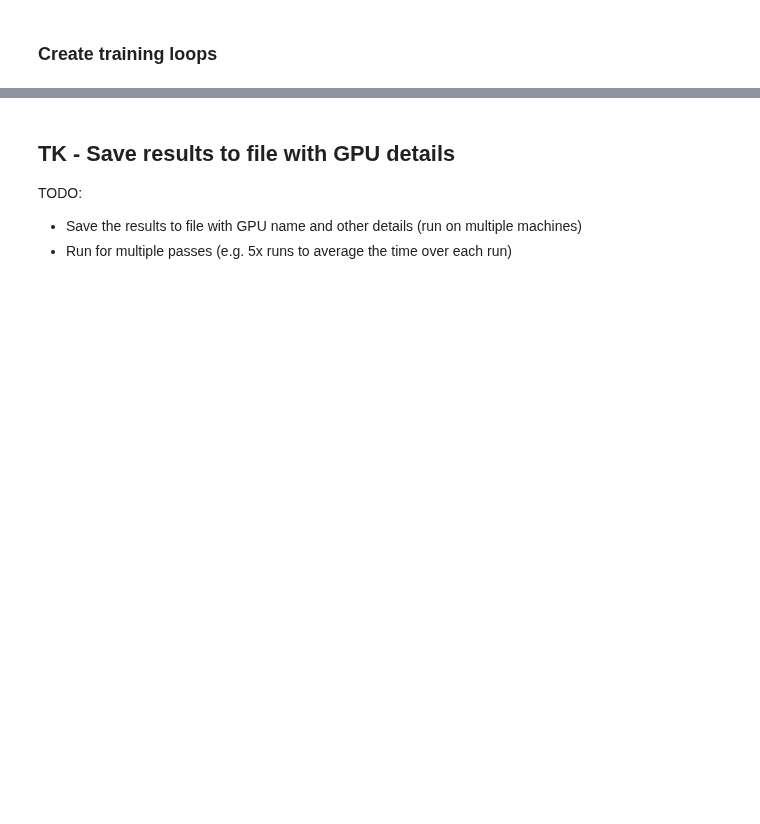
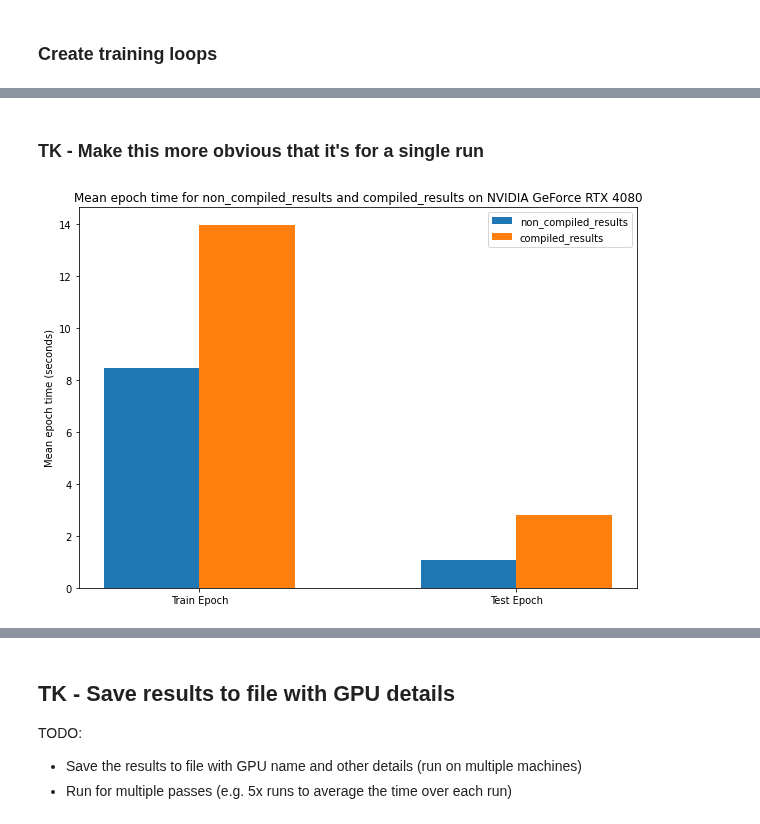
Before and after one commit to mrdbourke/pytorch-deep-learning, a Jupyter notebook: extras/pytorch_2_intro.ipynb, the cells around one changed output, grey strips where cells are left out. Saved outputs shown, nothing was run; the diff lists cells and outputs as text; code cells hidden in the pictures; blank space fills up the shorter version.

```diff
--- a/extras/pytorch_2_intro.ipynb
+++ b/extras/pytorch_2_intro.ipynb
@@ -115,5 +155,5 @@ print(transforms)
 # %%
-transforms.crop_size = 224
-transforms.resize_size = 224 # Resize to 32x32, CIFAR10 is 32x32
+transforms.crop_size = 32
+transforms.resize_size = 32 # Resize to 32x32, CIFAR10 is 32x32
 # %%
 transforms
@@ -467,2 +566,33 @@ mean_train_epoch_time, mean_compile_train_epoch_time
+# %% [markdown]
+### TK - Make this more obvious that it's for a single run
+# %%
+mean_train_epoch_time = results_df.train_epoch_time.mean()
+mean_test_epoch_time = results_df.test_epoch_time.mean()
+mean_results = [mean_train_epoch_time, mean_test_epoch_time]
+
+mean_compile_train_epoch_time = compile_results_df.train_epoch_time.mean()
+mean_compile_test_epoch_time = compile_results_df.test_epoch_time.mean()
+mean_compile_results = [mean_compile_train_epoch_time, mean_compile_test_epoch_time]
+
+# Create a bar plot of the mean train and test epoch time for both results and compiled_results
+# Make both bars appear on the same plot
+import matplotlib.pyplot as plt
+import numpy as np
+
+plt.figure(figsize=(10, 7))
+width = 0.3
+x_indicies = np.arange(len(mean_results))
+
+plt.bar(x=x_indicies, height=mean_results, width=width, label="non_compiled_results")
+plt.bar(x=x_indicies + width, height=mean_compile_results, width=width, label="compiled_results")
+plt.xticks(x_indicies + width / 2, ("Train Epoch", "Test Epoch"))
+plt.ylabel("Mean epoch time (seconds)")
+# TK - make this title include dataset/model information for a better idea of what's happening
+plt.title(f"Mean epoch time for non_compiled_results and compiled_results on {gpu_name}")
+plt.legend();
+
+# mean_train_epoch_time, mean_compile_train_epoch_time
+# %% [output]
+[figure, added]
 # %%
 mean_test_epoch_time, mean_compile_test_epoch_time
```
Also changed, not shown: parts of 25 cells of this notebook.
